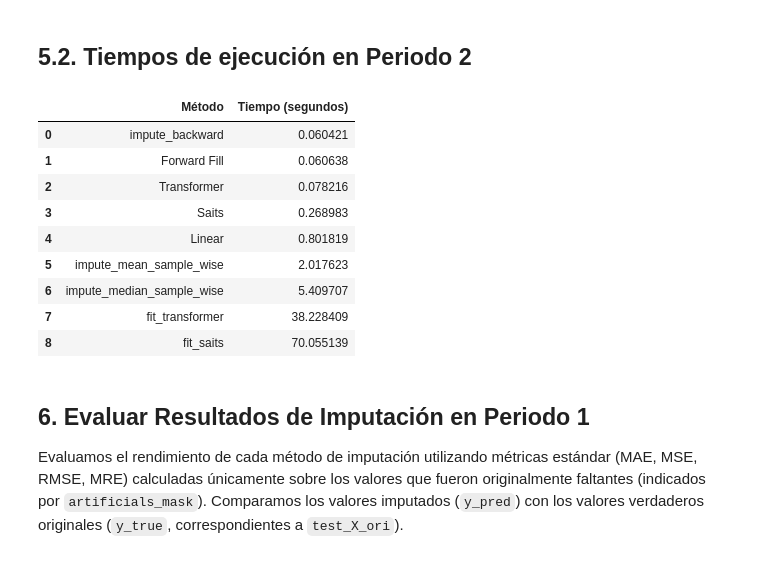
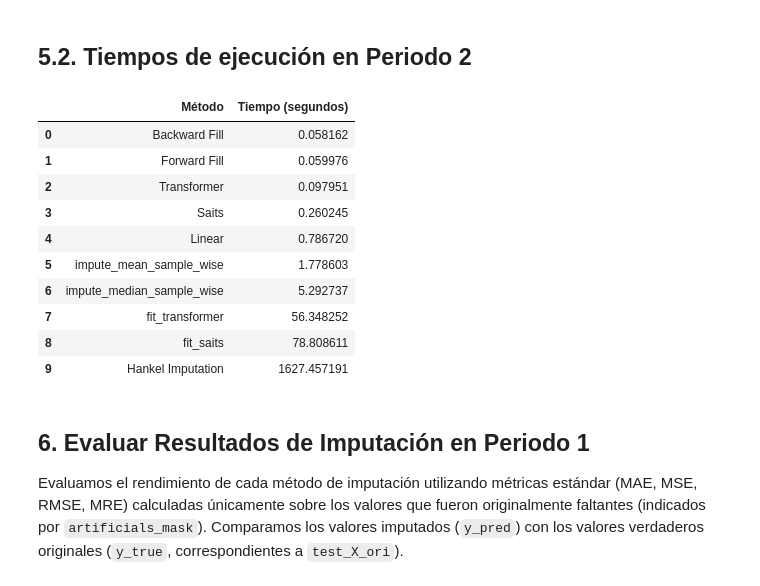
Before and after one commit to eigenric/TFG, a Jupyter notebook: notebooks/Notebook_Imputation.ipynb, the cells around one changed output. Saved outputs shown, nothing was run; the diff lists cells and outputs as text; code cells hidden in the pictures.

```diff
--- a/notebooks/Notebook_Imputation.ipynb
+++ b/notebooks/Notebook_Imputation.ipynb
@@ -466,7 +489,8 @@ if im.imputation_times:
         'impute_median': 'Median', # Este es el que mostraste
         'impute_linear': 'Linear',
         'impute_forward': 'Forward Fill',
-        'impute_bakcward': 'Backward Fill',
+        'impute_backward': 'Backward Fill',
+        'impute_hankel' : 'Hankel Imputation',
         'impute_transformer': 'Transformer',
         'impute_saits': 'Saits',
         # Asegúrate de que este mapeo incluye TODAS tus funciones decoradas
@@ -662,41 +710,43 @@ Imputando con SAITS en el conjunto de test...
 # %%
 
 if im.imputation_times:
     # Mapeo de nombres de función a nombres amigables para la tabla final
     # Si los nombres de tus funciones ya son amigables, puedes saltarte esto
     friendly_names_map = {
         'impute_mean': 'Mean',
         'impute_median': 'Median', # Este es el que mostraste
         'impute_linear': 'Linear',
         'impute_forward': 'Forward Fill',
         'impute_backward': 'Backward Fill',
+        'impute_hankel' :  'Hankel Imputation',
         'fit_transformer': 'Fit Transformer',
         'impute_transformer': 'Transformer',
         'fit_saits':    'Fit Saits',
         'impute_saits': 'Saits',
         # Asegúrate de que este mapeo incluye TODAS tus funciones decoradas
     }
 
     # Usar nombres amigables en la tabla
     table_data = [(friendly_names_map.get(func_name, func_name), duration)
                   for func_name, duration in im.imputation_times.items()]
 
     time_results_df2 = pd.DataFrame(table_data, columns=['Método', 'Tiempo (segundos)'])
 
     # Ordenar por tiempo
     time_results_df2 = time_results_df.sort_values(by='Tiempo (segundos)').reset_index(drop=True)
 time_results_df2
 # %% [output]
 |  | Método | Tiempo (segundos) |
-| 0 | impute_backward | 0.060421 |
-| 1 | Forward Fill | 0.060638 |
-| 2 | Transformer | 0.078216 |
-| 3 | Saits | 0.268983 |
-| 4 | Linear | 0.801819 |
-| 5 | impute_mean_sample_wise | 2.017623 |
-| 6 | impute_median_sample_wise | 5.409707 |
-| 7 | fit_transformer | 38.228409 |
-| 8 | fit_saits | 70.055139 |
+| 0 | Backward Fill | 0.058162 |
+| 1 | Forward Fill | 0.059976 |
+| 2 | Transformer | 0.097951 |
+| 3 | Saits | 0.260245 |
+| 4 | Linear | 0.786720 |
+| 5 | impute_mean_sample_wise | 1.778603 |
+| 6 | impute_median_sample_wise | 5.292737 |
+| 7 | fit_transformer | 56.348252 |
+| 8 | fit_saits | 78.808611 |
+| 9 | Hankel Imputation | 1627.457191 |
 # %% [markdown]
 ## 6. Evaluar Resultados de Imputación en Periodo 1
 
```
Also changed, not shown: parts of 21 cells of this notebook, 4 other files.
